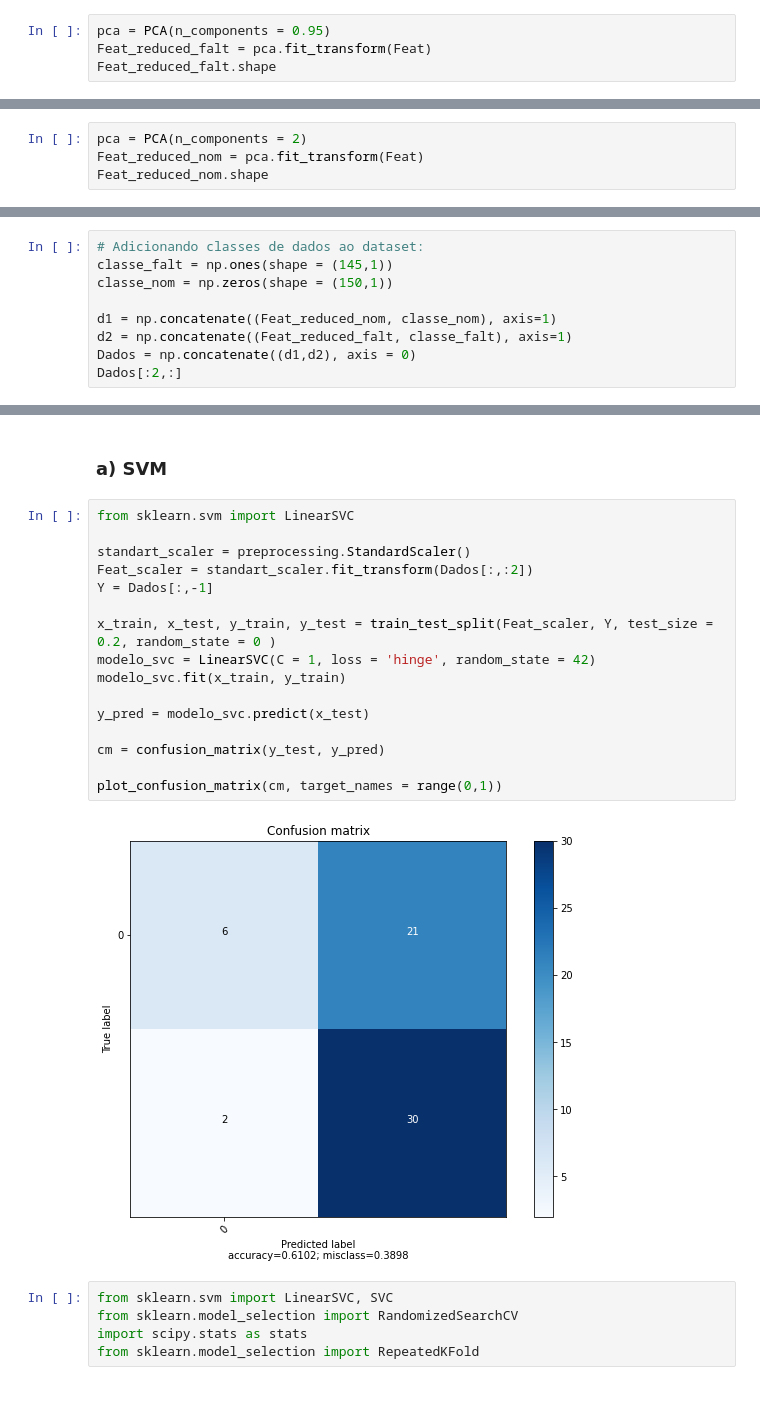
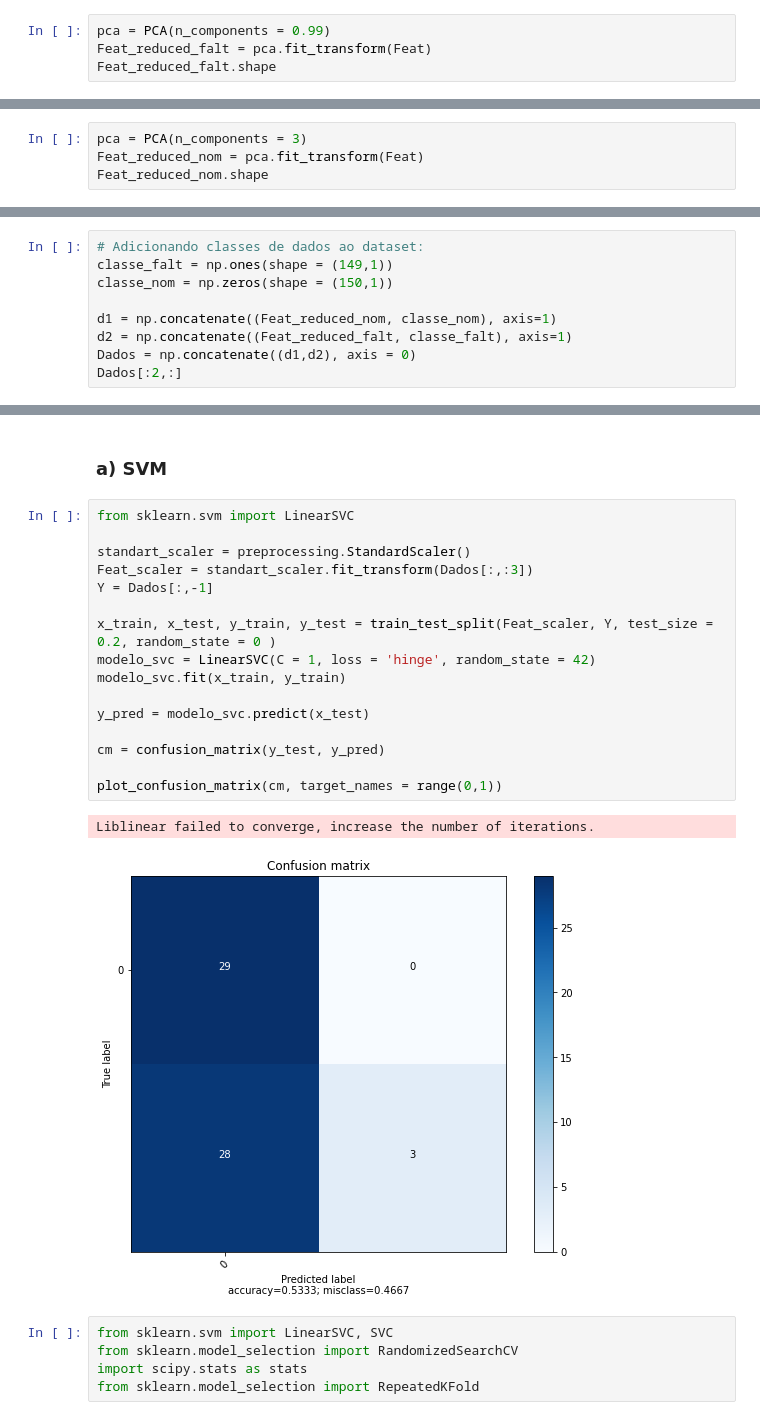
Before and after one commit to LuisSantoss/HIML, a Jupyter notebook: HIML_2.ipynb, the cells around one changed output, grey strips where cells are left out. Saved outputs shown, nothing was run; the diff lists cells and outputs as text.

```diff
--- a/HIML_2.ipynb
+++ b/HIML_2.ipynb
@@ -73,5 +76,5 @@ Text(0.5, 0, 'n_components')
 # %%
-pca = PCA(n_components = 0.95)
+pca = PCA(n_components = 0.99)
 Feat_reduced_falt = pca.fit_transform(Feat)
 Feat_reduced_falt.shape
 # %% [output]
@@ -127,7 +132,7 @@ ax0.set_xlabel("n_components")
 Text(0.5, 0, 'n_components')
 [figure]
 # %%
-pca = PCA(n_components = 2)
+pca = PCA(n_components = 3)
 Feat_reduced_nom = pca.fit_transform(Feat)
 Feat_reduced_nom.shape
 # %% [output]
@@ -135,6 +140,6 @@ Feat_reduced_nom.shape
 # %%
 # Adicionando classes de dados ao dataset:
-classe_falt = np.ones(shape = (145,1))
+classe_falt = np.ones(shape = (149,1))
 classe_nom = np.zeros(shape = (150,1))
 
 d1 = np.concatenate((Feat_reduced_nom, classe_nom), axis=1)
@@ -246,21 +267,22 @@ def plot_confusion_matrix(cm,
 # %%
 from sklearn.svm import LinearSVC
 
 standart_scaler = preprocessing.StandardScaler()
-Feat_scaler = standart_scaler.fit_transform(Dados[:,:2])
+Feat_scaler = standart_scaler.fit_transform(Dados[:,:3])
 Y = Dados[:,-1]
 
 x_train, x_test, y_train, y_test = train_test_split(Feat_scaler, Y, test_size = 0.2, random_state = 0 )
 modelo_svc = LinearSVC(C = 1, loss = 'hinge', random_state = 42)
 modelo_svc.fit(x_train, y_train)
 
 y_pred = modelo_svc.predict(x_test)
 
 cm = confusion_matrix(y_test, y_pred)
 
 plot_confusion_matrix(cm, target_names = range(0,1))
 # %% [output]
+Liblinear failed to converge, increase the number of iterations.
-[figure, old version]
+[figure, new version]
 # %%
 from sklearn.svm import LinearSVC, SVC
 from sklearn.model_selection import RandomizedSearchCV
```
Also changed, not shown: parts of 17 cells of this notebook.
